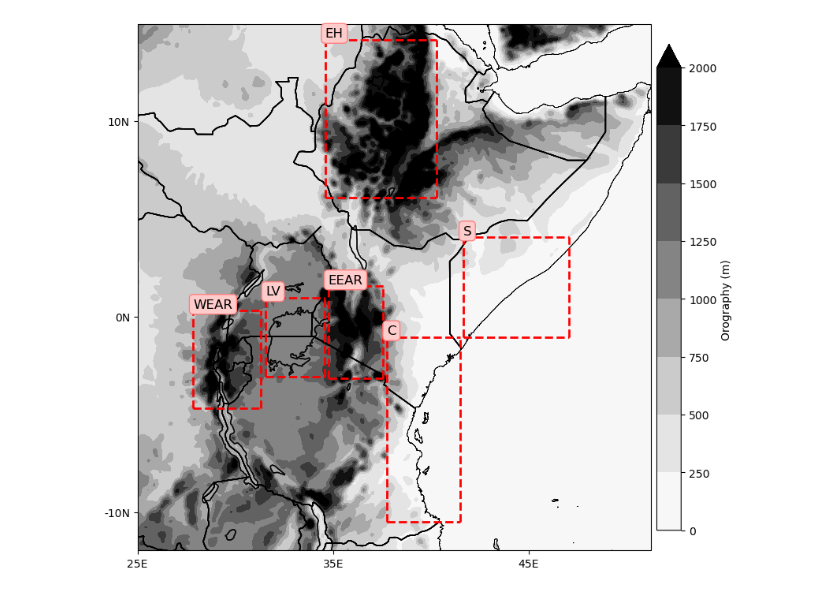
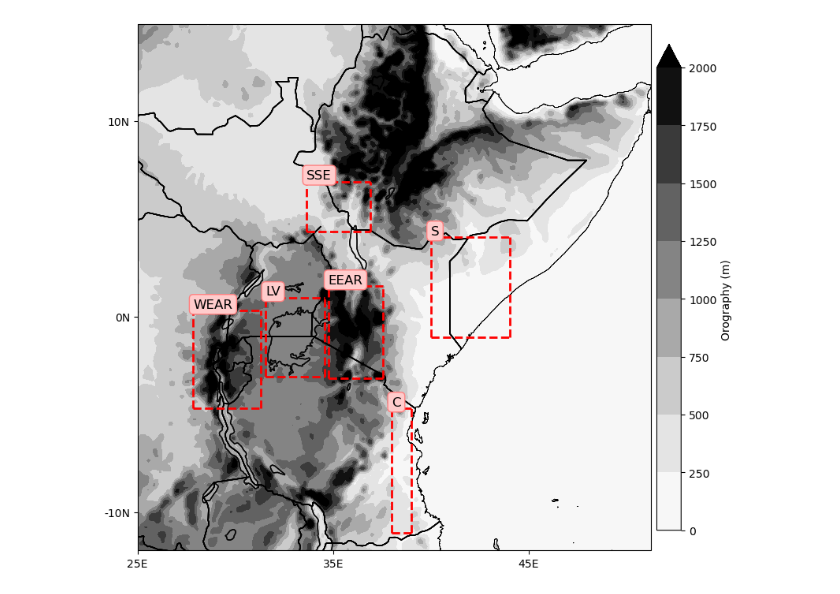
Before and after one commit to mlangguth89/downscaling-cgan, a Jupyter notebook: notebooks/plot_area_ranges.ipynb, the cells around one changed output. Saved outputs shown, nothing was run; the diff lists cells and outputs as text; code cells hidden in the pictures.

```diff
--- a/notebooks/plot_area_ranges.ipynb
+++ b/notebooks/plot_area_ranges.ipynb
@@ -21,11 +24,13 @@ lat_range_list = list(np.arange(-11.95, 15.05, 0.1))
 lon_range_list = list(np.arange(25.05, 51.35, 0.1))
 
 special_areas = {'Lake Victoria': {'lat_range': [-3.05,0.95], 'lon_range': [31.55, 34.55], 'abbrv': 'LV'},
-                 'Somalia': {'lat_range': [-1.05,4.05], 'lon_range': [41.65, 47.05],  'abbrv': 'S'},
-                 'Coast': {'lat_range': [-10.5,-1.05], 'lon_range': [37.75, 41.5],  'abbrv': 'C'},
+                 'Somalia': {'lat_range': [-1.05,4.05], 'lon_range': [40.0, 44.05],  'abbrv': 'S'},
+                 'S Sudan / S Ethiopia': {'lat_range': [4.35, 6.90], 'lon_range': [33.65, 36.9],  'abbrv': 'SSE'},
+                 'Coast': {'lat_range': [-11.05, -4.70 ], 'lon_range': [38.0,39.0],  'abbrv': 'C'},
                  'West EA Rift': {'lat_range': [-4.70,0.30], 'lon_range': [27.85,31.3],  'abbrv': 'WEAR'},
                  'East EA Rift': {'lat_range': [-3.15, 1.55], 'lon_range': [34.75,37.55],  'abbrv': 'EEAR'},
-                 'NW Ethiopian Highlands': {'lat_range': [6.10, 14.15], 'lon_range': [34.60, 40.30],  'abbrv': 'EH'}}
+}
+                #  'NW Ethiopian Highlands': {'lat_range': [6.10, 14.15], 'lon_range': [34.60, 40.30],  'abbrv': 'EH'}
 # %%
 oro_ds = xr.load_dataset('/bp1/geog-tropical/users/uz22147/east_africa_data/constants/h_HRES_EAfrica.nc')
 oro_ds = filter_by_lat_lon(oro_ds, lon_range=lon_range_list, lat_range=lat_range_list)
@@ -40,35 +45,38 @@ from matplotlib import gridspec
 #                         wspace=0.005)
 # ax = fig.add_subplot(gs[0,0], projection = ccrs.PlateCarree())
 fig, ax = plt.subplots(1,1, subplot_kw={'projection' : ccrs.PlateCarree()}, figsize=(10,10))
+ax.set_extent([min(lon_range_list), max(lon_range_list), min(lat_range_list), max(lat_range_list)])
+# ax.background_img('vhigh')
 hlevels = levels=[0] + list(np.arange(250, 2250, 250))
 for k, sa_dict in special_areas.items():
     im = ax.contourf(lon_range_list, lat_range_list, h_vals[0,:,:], transform=ccrs.PlateCarree(), cmap='Greys',
                 levels=hlevels, extend='max')#
     ax.coastlines(resolution='10m', color='black', linewidth=0.4)
-    ax.add_feature(cfeature.BORDERS)
+    ax.add_feature(border_feature)
     ax.add_feature(lake_feature, alpha=0.4)
     ln_rng, lt_rng = sa_dict['lon_range'], sa_dict['lat_range']
 
     ax.plot([ln_rng[0], ln_rng[0]], [lt_rng[0], lt_rng[1]], color='r', linestyle='--', linewidth=2,transform=ccrs.PlateCarree())
     ax.plot([ln_rng[1], ln_rng[1]], [lt_rng[0], lt_rng[1]], color='r', linestyle='--', linewidth=2,transform=ccrs.PlateCarree())
     ax.plot([ln_rng[0], ln_rng[1]], [lt_rng[0], lt_rng[0]], color='r', linestyle='--', linewidth=2,transform=ccrs.PlateCarree())
     ax.plot([ln_rng[0], ln_rng[1]], [lt_rng[1], lt_rng[1]], color='r', linestyle='--', linewidth=2,transform=ccrs.PlateCarree(), label=k)
     ax.text(ln_rng[0], lt_rng[1] + 0.15, sa_dict['abbrv'], fontsize=12, color='k', bbox=dict(boxstyle="round",
                    ec=(1., 0.5, 0.5),
                    fc=(1., 0.8, 0.8),
                    ))
+# ax.background_img(extent=[25, 50, -12,10])
 # cbar_ax = fig.add_subplot(gs[:,-1])
 # cb = fig.colorbar(im, cax=cbar_ax, orientation='vertical', shrink = 0.1, aspect=2)
 cbar = plt.colorbar(im,values=hlevels,pad=0.01, shrink = 0.8)
 cbar.set_label("Orography (m)", loc='center')
 
 lon_ticks = np.arange(25, 50,10)
 lat_ticks = np.arange(-10, 15,10)
 ax.set_xticks(lon_ticks)
 ax.set_yticks(lat_ticks)
 ax.set_xticklabels([f'{ln}E' for ln in lon_ticks])
 ax.set_yticklabels([f"{lt}{'N' if lt >0 else 'N'}" for lt in lat_ticks])
 
 plt.show()
 # %% [output]
-[figure, old version]
+[figure, new version]
```
Also changed, not shown: parts of 2 cells of this notebook.
